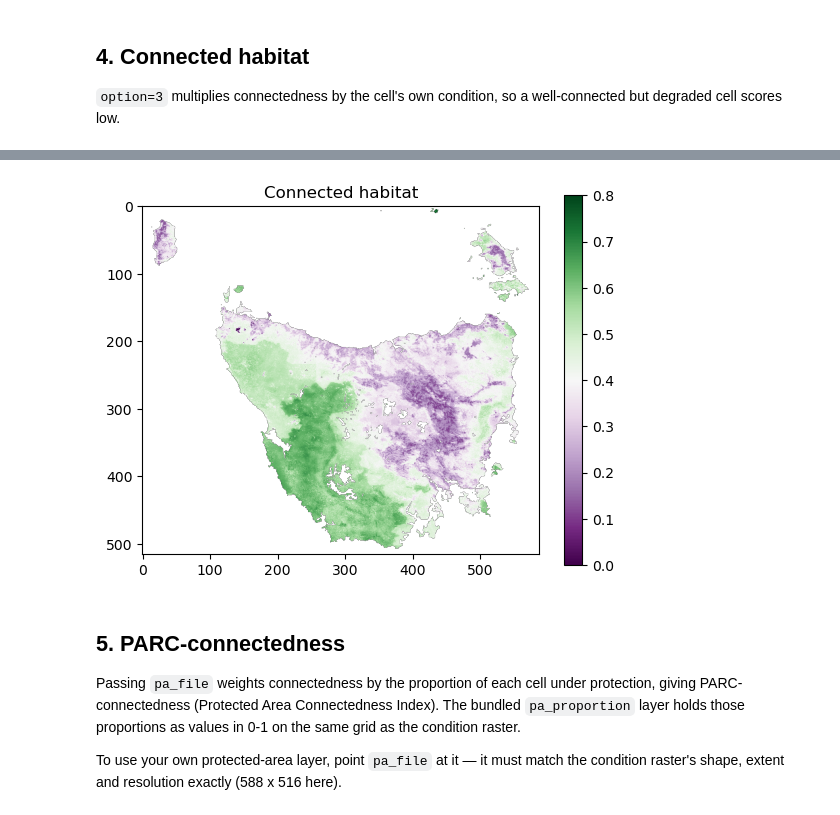
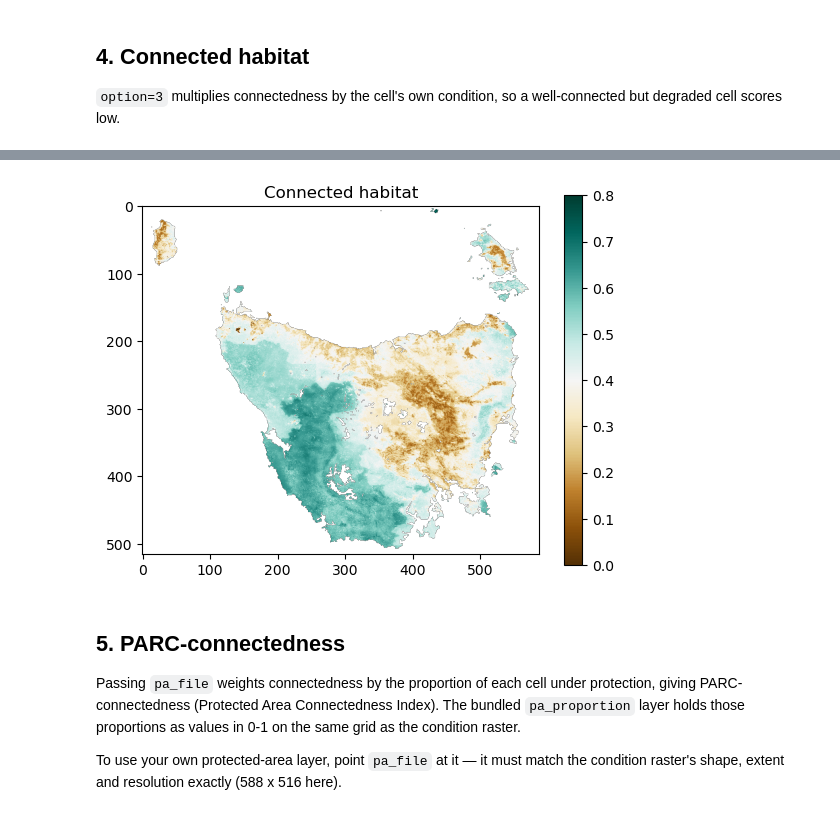
Before and after one commit to csiro/connectivity, a Jupyter notebook: examples/01_tasmania_indicators.ipynb, the cells around one changed output, grey strips where cells are left out. Cells and saved outputs as stored; diff of their text form; code cells hidden in the pictures.

```diff
--- a/examples/01_tasmania_indicators.ipynb
+++ b/examples/01_tasmania_indicators.ipynb
@@ -141,10 +141,10 @@ Wall time: 6.43 s
 # %%
-plt.imshow(conns2, cmap="PRGn", vmin=0, vmax=0.8)
+plt.imshow(conns2, cmap="BrBG", vmin=0, vmax=0.8)
 plt.colorbar()
 plt.title("Connected habitat")
 plt.show()
 # %% [output]
-[figure, old version]
+[figure, new version]
 # %% [markdown]
 ## 5. PARC-connectedness
 
```
Also changed, not shown: parts of 7 cells of this notebook, 1 other file.
